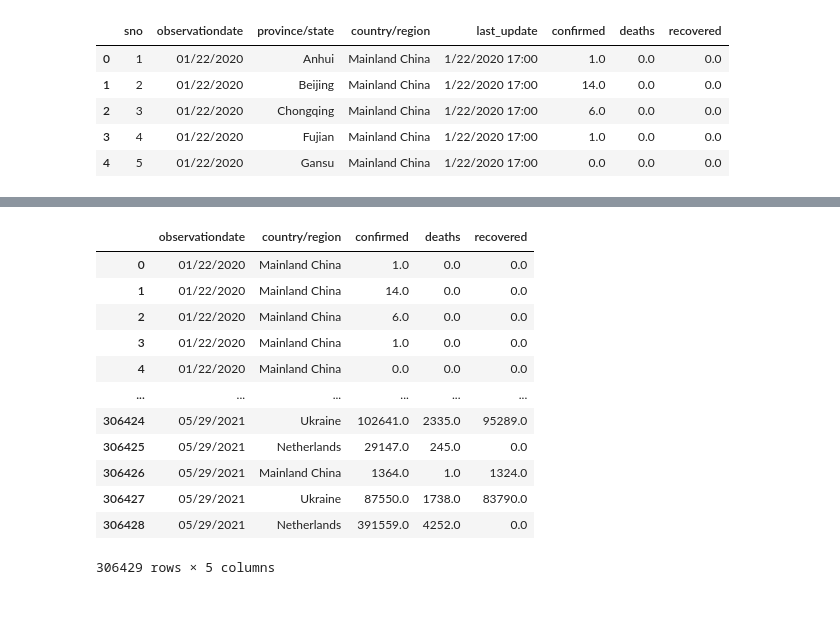
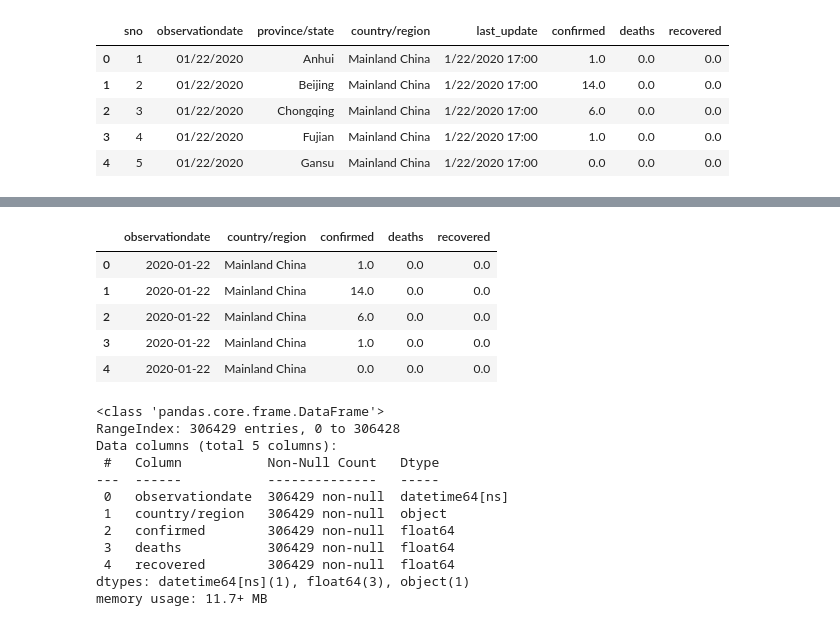
Before and after one commit to omartru10/machile-learning, a Jupyter notebook: RNA/covid-19.ipynb, the cells around one changed output, grey strips where cells are left out. Cells and saved outputs as stored; diff of their text form; code cells hidden in the pictures.

```diff
--- a/RNA/covid-19.ipynb
+++ b/RNA/covid-19.ipynb
@@ -46,17 +60,0 @@ memory usage: 18.7+ MB
-# %%
-df.drop(columns=['sno','province/state','last_update'], axis=1, inplace=True)
-df
-# %% [output]
-|  | observationdate | country/region | confirmed | deaths | recovered |
-| 0 | 01/22/2020 | Mainland China | 1.0 | 0.0 | 0.0 |
-| 1 | 01/22/2020 | Mainland China | 14.0 | 0.0 | 0.0 |
-| 2 | 01/22/2020 | Mainland China | 6.0 | 0.0 | 0.0 |
-| 3 | 01/22/2020 | Mainland China | 1.0 | 0.0 | 0.0 |
-| 4 | 01/22/2020 | Mainland China | 0.0 | 0.0 | 0.0 |
-| ... | ... | ... | ... | ... | ... |
-| 306424 | 05/29/2021 | Ukraine | 102641.0 | 2335.0 | 95289.0 |
-| 306425 | 05/29/2021 | Netherlands | 29147.0 | 245.0 | 0.0 |
-| 306426 | 05/29/2021 | Mainland China | 1364.0 | 1.0 | 1324.0 |
-| 306427 | 05/29/2021 | Ukraine | 87550.0 | 1738.0 | 83790.0 |
-| 306428 | 05/29/2021 | Netherlands | 391559.0 | 4252.0 | 0.0 |
-306429 rows × 5 columns
@@ -62,0 +63,24 @@ df
+# %%
+df.head()
+# %% [output]
+|  | observationdate | country/region | confirmed | deaths | recovered |
+| 0 | 2020-01-22 | Mainland China | 1.0 | 0.0 | 0.0 |
+| 1 | 2020-01-22 | Mainland China | 14.0 | 0.0 | 0.0 |
+| 2 | 2020-01-22 | Mainland China | 6.0 | 0.0 | 0.0 |
+| 3 | 2020-01-22 | Mainland China | 1.0 | 0.0 | 0.0 |
+| 4 | 2020-01-22 | Mainland China | 0.0 | 0.0 | 0.0 |
+# %%
+df.info()
+# %% [output]
+<class 'pandas.core.frame.DataFrame'>
+RangeIndex: 306429 entries, 0 to 306428
+Data columns (total 5 columns):
+ #   Column           Non-Null Count   Dtype
+---  ------           --------------   -----
+ 0   observationdate  306429 non-null  datetime64[ns]
+ 1   country/region   306429 non-null  object
+ 2   confirmed        306429 non-null  float64
+ 3   deaths           306429 non-null  float64
+ 4   recovered        306429 non-null  float64
+dtypes: datetime64[ns](1), float64(3), object(1)
+memory usage: 11.7+ MB
```
Also changed, not shown: parts of 15 cells of this notebook.
